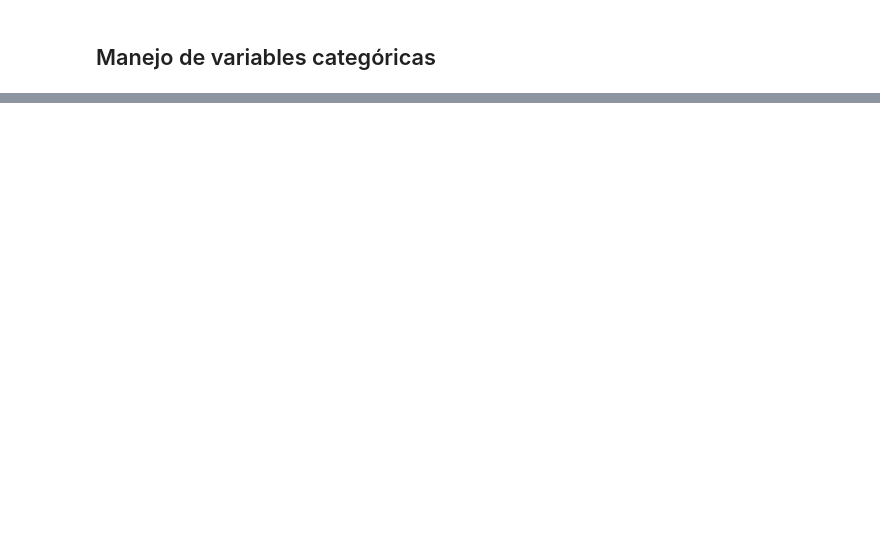
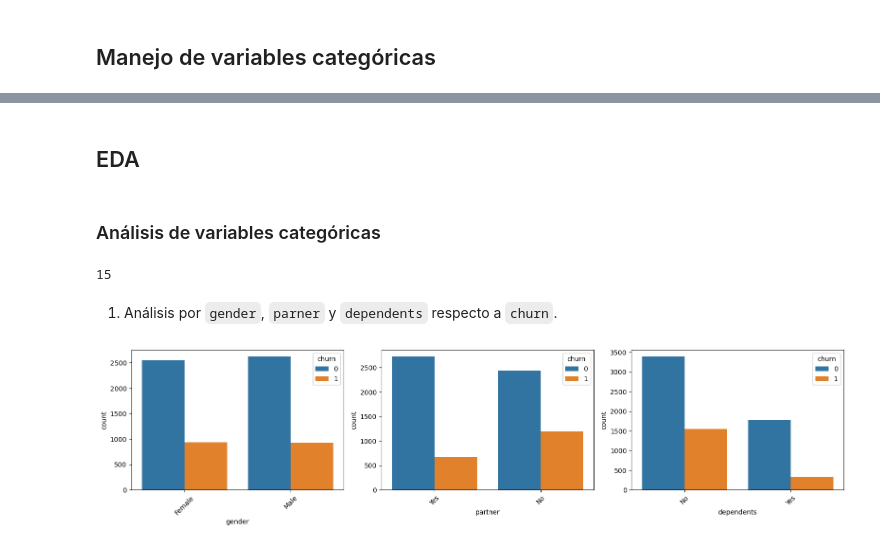
Before and after one commit to pahoalapizco/regression_with_python, a Jupyter notebook: notebooks/logistic-regression/1.0-logistic-regresion_python-customer_churn_clisifier.ipynb, the cells around one changed output, grey strips where cells are left out. Cells and saved outputs as stored; diff of their text form; code cells hidden in the pictures; blank space fills up the shorter version.

Commit message:
:sparkles: Logistic Regression - churn clasifier - EDA and Scaling data

```diff
--- a/notebooks/logistic-regression/1.0-logistic-regresion_python-customer_churn_clisifier.ipynb
+++ b/notebooks/logistic-regression/1.0-logistic-regresion_python-customer_churn_clisifier.ipynb
@@ -136,3 +167,6 @@ dtype('int64')
+# %%
+# Eliminarlos los valores nulos
+df.dropna(inplace=True)
 # %% [markdown]
 ## Manejo de variables categóricas
 # %%
@@ -154,0 +189,29 @@ processed_df
+# %% [markdown]
+## EDA
+# %% [markdown]
+### Análisis de variables categóricas
+# %%
+categorical_cols = df.select_dtypes(include="object").columns
+len(categorical_cols)
+# %% [output]
+15
+# %%
+def plot_categoricals(cols):
+  fig, axes = plt.subplots(nrows=1, ncols=len(cols), figsize=(16,4))
+  axes = axes.flatten()
+
+  for col, ax in zip(cols, axes):
+    sns.countplot(
+      data=df,
+      x=col,
+      hue="churn",
+      ax=ax
+    )
+    ax.tick_params(axis='x', rotation=45)
+  plt.tight_layout();
+# %% [markdown]
+1. Análisis por `gender`, `parner` y `dependents` respecto a `churn`.
+# %%
+plot_categoricals(categorical_cols[:3])
+# %% [output]
+[figure, added]
```
Also changed, not shown: parts of 26 cells of this notebook.
